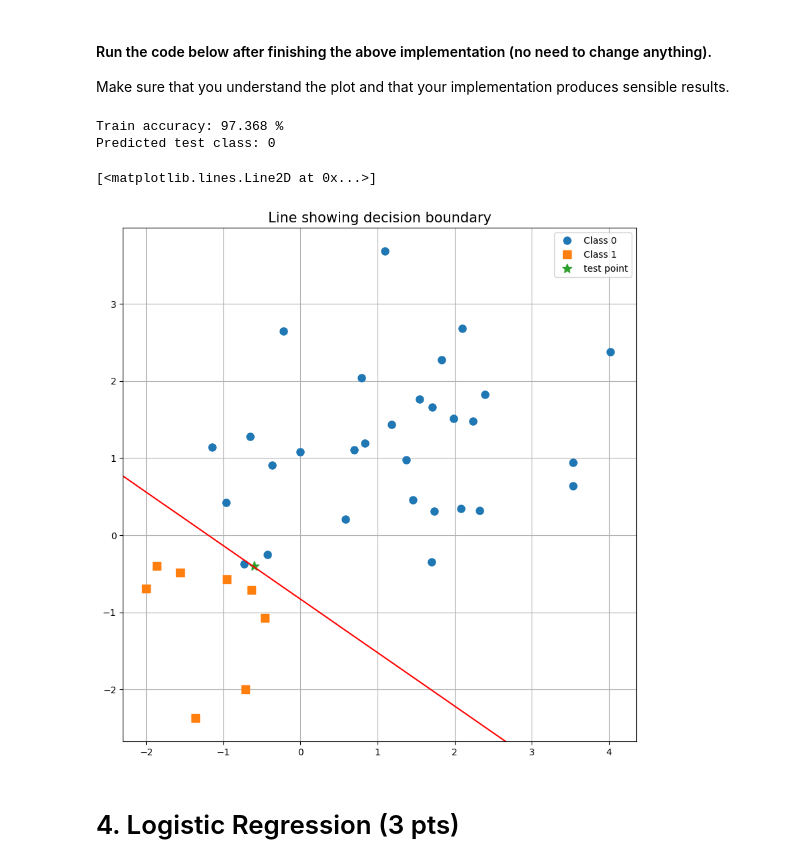
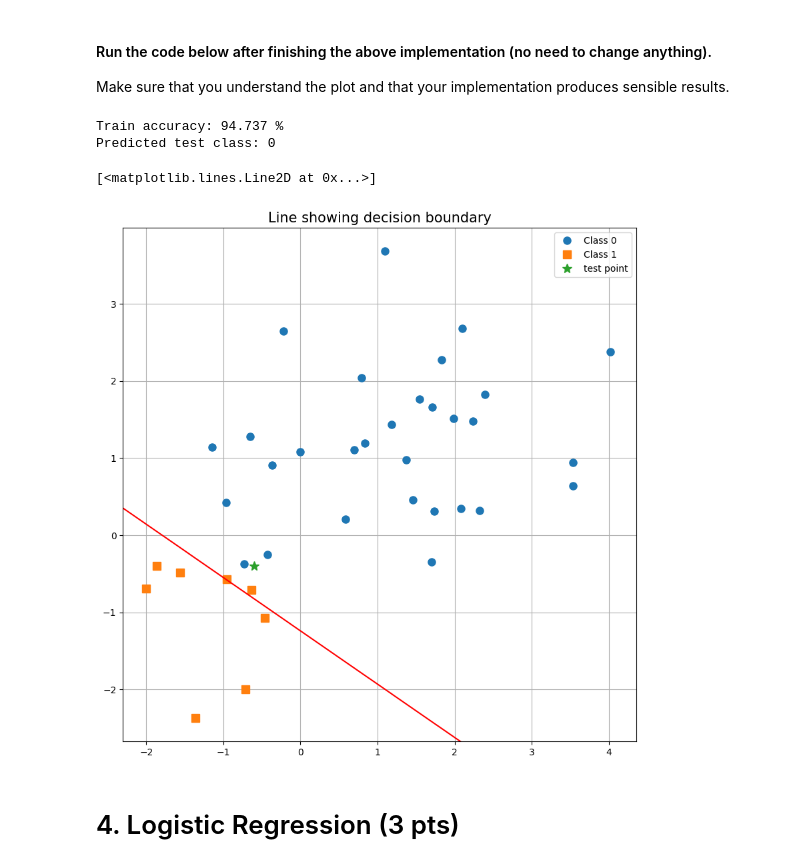
Before and after one commit to AliMousa27/AI-algorithms, a Jupyter notebook: HW2_2026.ipynb, the cells around one changed output. Cells and saved outputs as stored; diff of their text form; code cells hidden in the pictures.

```diff
--- a/HW2_2026.ipynb
+++ b/HW2_2026.ipynb
@@ -191,7 +191,7 @@ Make sure that you understand the plot and that your implementation produces sen
 *Note:* What happens when $K$ is even?
 # %%
 # Parameters (feel free to change)
-K = 10
+K = 3
 
 # Define and train the model
 model = K_Nearest_Neighbors(n_neighbors = K)
@@ -720,7 +721,6 @@ class SVM():
         --------------------
         Output(s):
         """
-
         w = np.zeros(shape = (n_features,1))
         b = 0
 
@@ -743,7 +743,6 @@ class SVM():
             grads - Gradients of loss function w.r.t model parameters (dw,db).
         """
         N = X_train.shape[0]
-        n_features = X_train.shape[1]
         ### TODO - Change this part
         cost = 0.5 * w.T @ w + self.C/N * sum([max(0,1-t[n]*(w.T @ X_train[n] + b)) for n in range(N)])
         dw = w - self.C/N * sum( (t[n] * X_train[n].reshape(-1,1)) if 1 - t[n] * (w.T @ X_train[n] + b) > 0 else 0 for n in range(N))
@@ -824,31 +823,31 @@ Make sure that you understand the plot and that your implementation produces sen
 # %%
 # Parameters (feel free to change)
 learning_rate = 0.01
 n_iterations = 1000
-C = 3
+C = 2
 print_cost = False
 
 # Define and train the model
 model = SVM(learning_rate, n_iterations, C, print_cost)
 model.fit(X_train, y_train)
 
 # Predictions
 y_pred_train = model.predict(X_train)
 print("Train accuracy: %.3f %%" %(np.mean(y_pred_train == y_train)*100))
 y_pred_test = model.predict(X_test)
 print("Predicted test class: %d" %(y_pred_test))
 
 # Plot decision-boundaries
 fig, ax = plot_data(X_train, y_train, X_test, title = 'Line showing decision boundary')
 w = model.parameters['w']
 b = model.parameters['b']
 x = np.linspace(-3,3)
 ax.plot(x, (-b-w[0]*x)/w[1], '-r')
 # %% [output]
-Train accuracy: 97.368 %
+Train accuracy: 94.737 %
 Predicted test class: 0
 [<matplotlib.lines.Line2D at 0x...>]
-[figure, old version]
+[figure, new version]
 # %% [markdown]
 # 4. Logistic Regression (3 pts)
 # %% [markdown]
```
Also changed, not shown: parts of 6 cells of this notebook, 2 other files.
